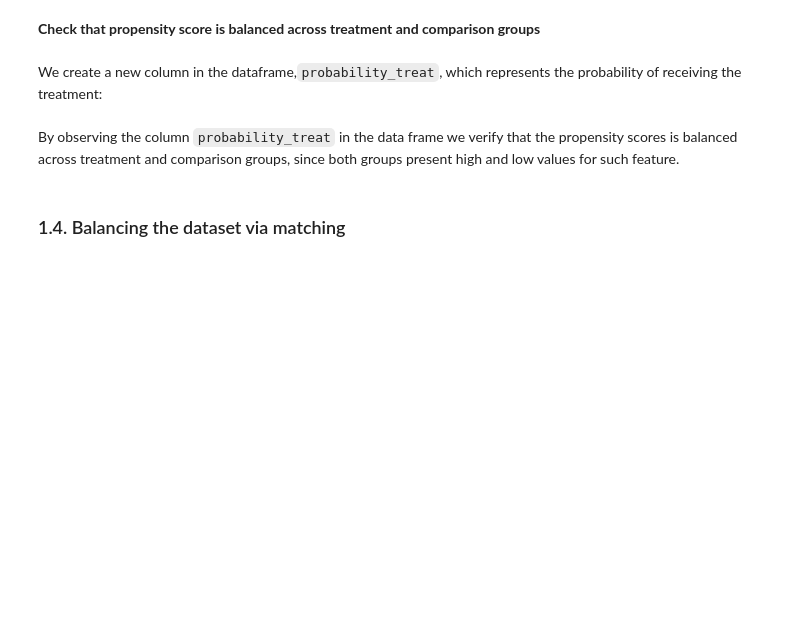
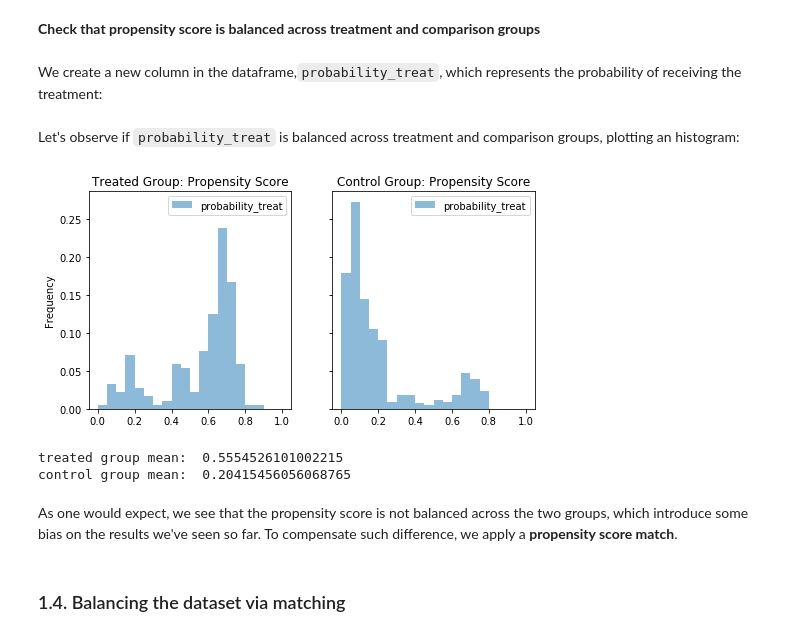
Before and after one commit to KhalilMrini/Revisiting-Arab-Spring, a Jupyter notebook: 04 - Applied ML/Homework4.ipynb, the cells around one changed output. Drawn from its saved outputs; the diff is of its cells as text; code cells hidden in the pictures; blank space fills up the shorter version.

Commit message:
Auto stash before merge of "master" and "origin/master"
Match problem solved! To do: 1.5 and 1.6

```diff
--- a/04 - Applied ML/Homework4.ipynb
+++ b/04 - Applied ML/Homework4.ipynb
@@ -360,11 +391,22 @@ LogisticRegression(C=1.0, class_weight=None, dual=False, fit_intercept=True,
 # %% [markdown]
 We create a new column in the dataframe,`probability_treat`, which represents the probability of receiving the treatment:
 # %%
-df['probability_treat'] = logistic.predict_proba(features) [:,0]
+df['probability_treat'] = logistic.predict_proba(features) [:,1]
 df = df.reset_index()
-#df.head(10)
-# %% [markdown]
-By observing the column `probability_treat` in the data frame we verify that the propensity scores is balanced across treatment and comparison groups, since both groups present high and low values for such feature.
+# %% [markdown]
+Let's observe if `probability_treat` is balanced across treatment and comparison groups, plotting an histogram:
+# %%
+plot_hist(df[(df.treat ==1)],df[(df.treat ==0)],['probability_treat'], 'Propensity Score', (0,1))
+# %% [output]
+[figure, added]
+# %%
+print('treated group mean: ', df[(df.treat ==1)].probability_treat.mean())
+print('control group mean: ', df[(df.treat ==0)].probability_treat.mean())
+# %% [output]
+treated group mean:  0.5554526101002215
+control group mean:  0.20415456056068765
+# %% [markdown]
+As one would expect, we see that the propensity score is not balanced across the two groups, which introduce some bias on the results we've seen so far. To compensate such difference, we apply a **propensity score match**.
 # %% [markdown]
 ### 1.4. Balancing the dataset via matching <a class="anchor" id="14"></a>
 # %% [markdown]
```
Also changed, not shown: parts of 37 cells of this notebook.
